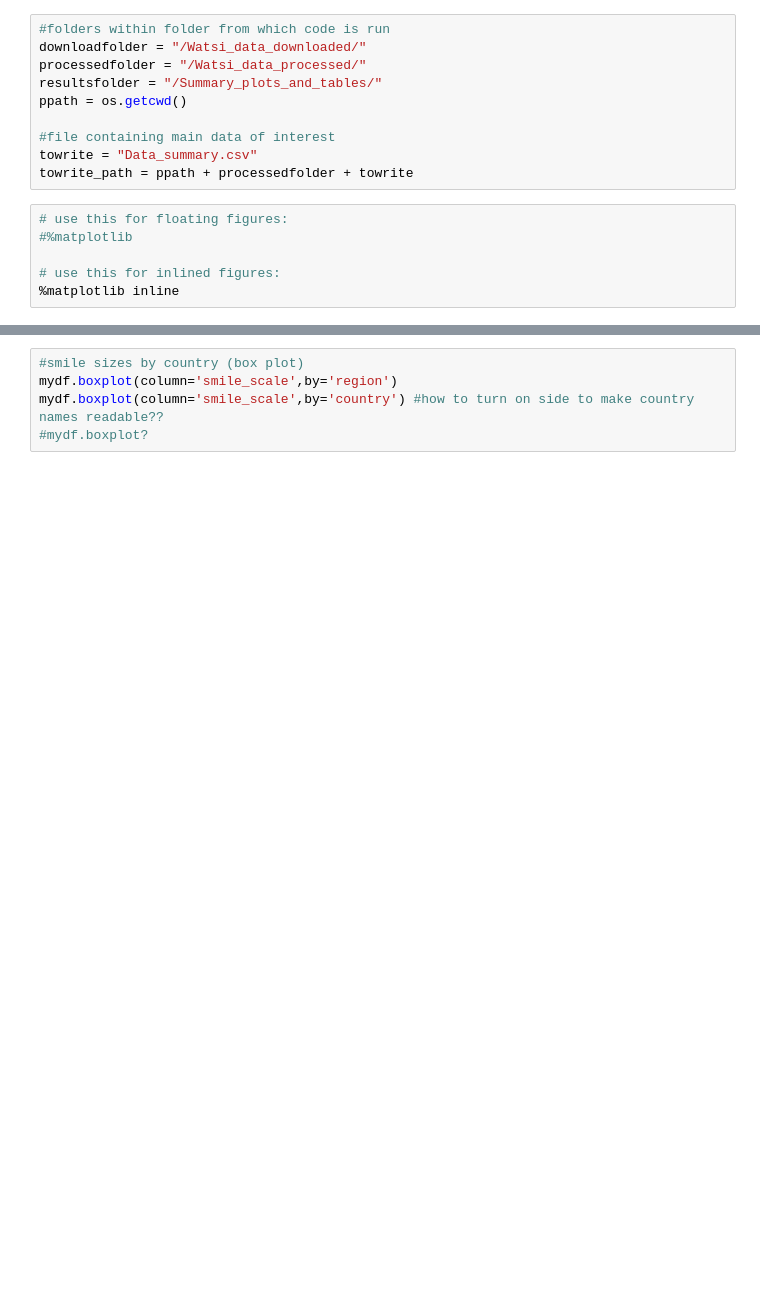
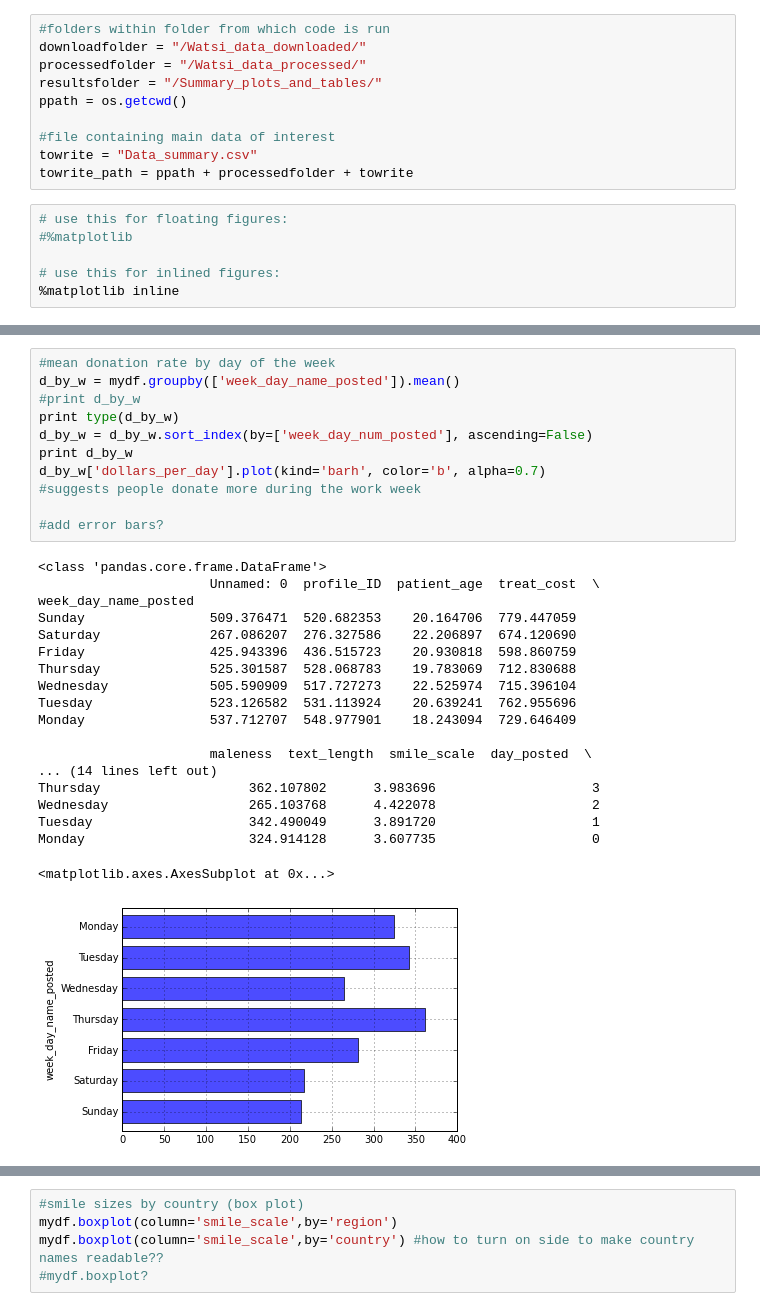
Before and after one commit to cotterman/Astro250_Python-for-Data-Scientists, a Jupyter notebook: Final project-Watsi-cotterman/exper_2way_stats.ipynb, the cells around one changed output, grey strips where cells are left out. Cells and saved outputs as stored; diff of their text form; blank space fills up the shorter version.

```diff
--- a/Final project-Watsi-cotterman/exper_2way_stats.ipynb
+++ b/Final project-Watsi-cotterman/exper_2way_stats.ipynb
@@ -34,0 +53,31 @@ Index([u'Unnamed: 0', u'profile_ID', u'profile_link', u'date_posted', u'date_fun
+# %%
+#mean donation rate by day of the week
+d_by_w = mydf.groupby(['week_day_name_posted']).mean()
+#print d_by_w
+print type(d_by_w)
+d_by_w = d_by_w.sort_index(by=['week_day_num_posted'], ascending=False)
+print d_by_w
+d_by_w['dollars_per_day'].plot(kind='barh', color='b', alpha=0.7)
+#suggests people donate more during the work week
+
+#add error bars?
+# %% [output]
+<class 'pandas.core.frame.DataFrame'>
+                      Unnamed: 0  profile_ID  patient_age  treat_cost  \
+week_day_name_posted
+Sunday                509.376471  520.682353    20.164706  779.447059
+Saturday              267.086207  276.327586    22.206897  674.120690
+Friday                425.943396  436.515723    20.930818  598.860759
+Thursday              525.301587  528.068783    19.783069  712.830688
+Wednesday             505.590909  517.727273    22.525974  715.396104
+Tuesday               523.126582  531.113924    20.639241  762.955696
+Monday                537.712707  548.977901    18.243094  729.646409
+
+                      maleness  text_length  smile_scale  day_posted  \
+... (14 lines left out)
+Thursday                   362.107802      3.983696                    3
+Wednesday                  265.103768      4.422078                    2
+Tuesday                    342.490049      3.891720                    1
+Monday                     324.914128      3.607735                    0
+<matplotlib.axes.AxesSubplot at 0x...>
+[figure, added]
```
Also changed, not shown: parts of 6 cells of this notebook, 22 other files.
